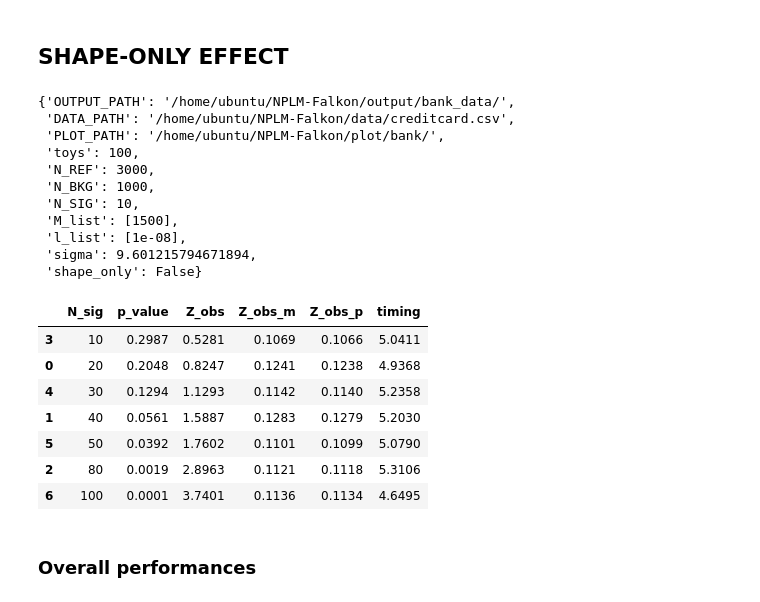
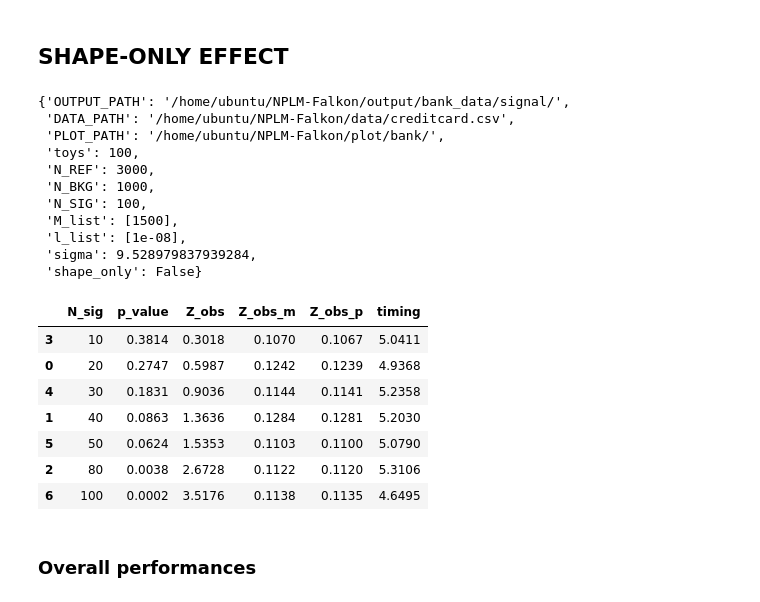
Before and after one commit to PietroCappelli/NPLM-Falkon, a Jupyter notebook: creditcard_study/output_analysis.ipynb, the cells around one changed output. Cells and saved outputs as stored; diff of their text form; code cells hidden in the pictures.

```diff
--- a/creditcard_study/output_analysis.ipynb
+++ b/creditcard_study/output_analysis.ipynb
@@ -101,10 +101,11 @@ ax[1].legend(fontsize =12)
 # %%
 l=1e-8;     M=1500
 with open('../output/bank_data/2024_2_23_8-20/ttest_time_'+str(l)+'_'+str(M)+'.csv') as f:
-    t_ref_final = np.array([float(row.split()[0]) for row in f])
+# with open('../output/bank_data/Gaia_method/2024_3_4_11_0_ref_3000_bkg_1000_sig_0/ttest_time_1e-07_1750.csv') as f:
+    t_ref_final = np.array([float(row.split()[0]) for row in f])[:50]
 
 df_fit, loc, scale = chi2.fit(t_ref_final, floc=0, fscale=1)
-t_ref_bins  = np.arange(int(np.min(t_ref_final))-50, int(np.max(t_ref_final))+100, 25)
+t_ref_bins  = np.arange(int(np.min(t_ref_final))-50, int(np.max(t_ref_final))+100, 30)
 xgrid_ref   = np.arange(int(np.min(t_ref_final))-100, int(np.max(t_ref_final))+100, 2)
 
 ref_chi2 = chi2(df=df_fit)
@@ -185,7 +190,8 @@ config
 # %% [markdown]
 #### Plot the two t distribution
 # %%
-with open(path + '/ttest_time_'+str(l)+'_'+str(M)+'.csv') as f:
+# with open(path + '/ttest_time_'+str(l)+'_'+str(M)+'.csv') as f:
+with open("../output/bank_data/signal/2024_2_28_11_6_sig_100/ttest_time_1e-08_1500.csv") as f:
     t_data_final = np.array([float(row.split()[0]) for row in f])
 # %%
 t_data_bins = np.arange(int(np.min(t_data_final))-50, int(np.max(t_data_final))+50, 30)
@@ -326,22 +333,22 @@ ax.legend(fontsize=14, title='$N_{bkg}=10^3$', title_fontsize=16)
 # %% [markdown]
 ## SHAPE-ONLY EFFECT
 # %%
-json_path = '/home/ubuntu/NPLM-Falkon/output/bank_data/2024_2_28_10_17_sig_10/2024_2_28_10_17_sig_10.json'
-with open(json_path) as f:
-    config = json.load(f)
+# json_path = '/home/ubuntu/NPLM-Falkon/output/bank_data/2024_2_28_10_17_sig_10/2024_2_28_10_17_sig_10.json'
+# with open(json_path) as f:
+#     config = json.load(f)
 
 config
 # %% [output]
-{'OUTPUT_PATH': '/home/ubuntu/NPLM-Falkon/output/bank_data/',
+{'OUTPUT_PATH': '/home/ubuntu/NPLM-Falkon/output/bank_data/signal/',
  'DATA_PATH': '/home/ubuntu/NPLM-Falkon/data/creditcard.csv',
  'PLOT_PATH': '/home/ubuntu/NPLM-Falkon/plot/bank/',
  'toys': 100,
  'N_REF': 3000,
  'N_BKG': 1000,
- 'N_SIG': 10,
+ 'N_SIG': 100,
  'M_list': [1500],
  'l_list': [1e-08],
- 'sigma': 9.601215794671894,
+ 'sigma': 9.528979837939284,
  'shape_only': False}
 # %%
 def extract_Nsig_SO(file:str):
@@ -350,38 +357,39 @@ def extract_Nsig_SO(file:str):
 # %%
 df_so = pd.DataFrame(columns=['N_sig', 'p_value', 'Z_obs','Z_obs_m', 'Z_obs_p', 'timing'])
 folders = [config['OUTPUT_PATH']+directory for directory in os.listdir(config['OUTPUT_PATH']) if 'sig' in directory and '_SOn' in directory]
 for dir in folders:
-    N_sig = extract_Nsig_SO(dir)
-    with open(dir + '/ttest_time_'+str(l)+'_'+str(M)+'.csv') as f:
-        t_data = np.array([float(row.split()[0]) for row in f])
-    with open(dir + '/ttest_time_'+str(l)+'_'+str(M)+'.csv') as f:
-        t_timing = np.array([float(row.split()[1]) for row in f])
+    if "_ref_" not in dir:
+        N_sig = extract_Nsig_SO(dir)
+        with open(dir + '/ttest_time_'+str(l)+'_'+str(M)+'.csv') as f:
+            t_data = np.array([float(row.split()[0]) for row in f])
+        with open(dir + '/ttest_time_'+str(l)+'_'+str(M)+'.csv') as f:
+            t_timing = np.array([float(row.split()[1]) for row in f])
 
-    '''ordinare e tirare fuori il numero di signal events e printare solo lo Z score'''
-    t_obs = np.median(t_data)
-    p_val = 1 - chi2.cdf(np.median(t_data), df_fit)
-    Z_obs     = norm.ppf(chi2.cdf(np.median(t_data), df_fit))
-    t_obs_err = 1.2533*np.std(t_data)*1./np.sqrt(len(t_data))
-    Z_obs_p   = norm.ppf(chi2.cdf(np.median(t_data)+t_obs_err, df_fit))
-    Z_obs_m   = norm.ppf(chi2.cdf(np.median(t_data)-t_obs_err, df_fit))
+        '''ordinare e tirare fuori il numero di signal events e printare solo lo Z score'''
+        t_obs = np.median(t_data)
+        p_val = 1 - chi2.cdf(np.median(t_data), df_fit)
+        Z_obs     = norm.ppf(chi2.cdf(np.median(t_data), df_fit))
+        t_obs_err = 1.2533*np.std(t_data)*1./np.sqrt(len(t_data))
+        Z_obs_p   = norm.ppf(chi2.cdf(np.median(t_data)+t_obs_err, df_fit))
+        Z_obs_m   = norm.ppf(chi2.cdf(np.median(t_data)-t_obs_err, df_fit))
 
-    df_so = pd.concat([pd.DataFrame([[N_sig, p_val, Z_obs, Z_obs-Z_obs_m, Z_obs_p-Z_obs, np.mean(t_timing)]], columns=df_so.columns), df_so], ignore_index=True)
+        df_so = pd.concat([pd.DataFrame([[N_sig, p_val, Z_obs, Z_obs-Z_obs_m, Z_obs_p-Z_obs, np.mean(t_timing)]], columns=df_so.columns), df_so], ignore_index=True)
 
 df_so = df_so.sort_values('N_sig', ascending =True)
 df_so['p_value']     = df_so['p_value'].round(5)
 
 
 pd.options.display.float_format = '{:,.4f}'.format
 df_so
 # %% [output]
 |  | N_sig | p_value | Z_obs | Z_obs_m | Z_obs_p | timing |
-| 3 | 10 | 0.2987 | 0.5281 | 0.1069 | 0.1066 | 5.0411 |
-| 0 | 20 | 0.2048 | 0.8247 | 0.1241 | 0.1238 | 4.9368 |
-| 4 | 30 | 0.1294 | 1.1293 | 0.1142 | 0.1140 | 5.2358 |
-| 1 | 40 | 0.0561 | 1.5887 | 0.1283 | 0.1279 | 5.2030 |
-| 5 | 50 | 0.0392 | 1.7602 | 0.1101 | 0.1099 | 5.0790 |
-| 2 | 80 | 0.0019 | 2.8963 | 0.1121 | 0.1118 | 5.3106 |
-| 6 | 100 | 0.0001 | 3.7401 | 0.1136 | 0.1134 | 4.6495 |
+| 3 | 10 | 0.3814 | 0.3018 | 0.1070 | 0.1067 | 5.0411 |
+| 0 | 20 | 0.2747 | 0.5987 | 0.1242 | 0.1239 | 4.9368 |
+| 4 | 30 | 0.1831 | 0.9036 | 0.1144 | 0.1141 | 5.2358 |
+| 1 | 40 | 0.0863 | 1.3636 | 0.1284 | 0.1281 | 5.2030 |
+| 5 | 50 | 0.0624 | 1.5353 | 0.1103 | 0.1100 | 5.0790 |
+| 2 | 80 | 0.0038 | 2.6728 | 0.1122 | 0.1120 | 5.3106 |
+| 6 | 100 | 0.0002 | 3.5176 | 0.1138 | 0.1135 | 4.6495 |
 # %% [markdown]
 ### Overall performances
 # %%
```
Also changed, not shown: parts of 31 cells of this notebook, 3 other files.
